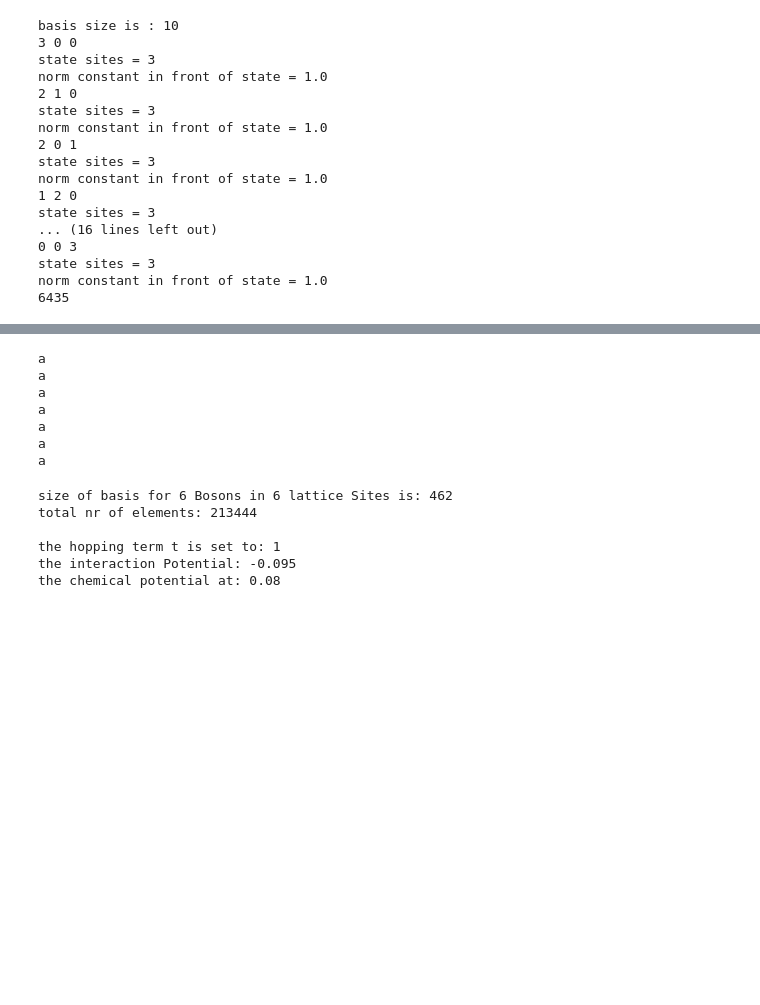
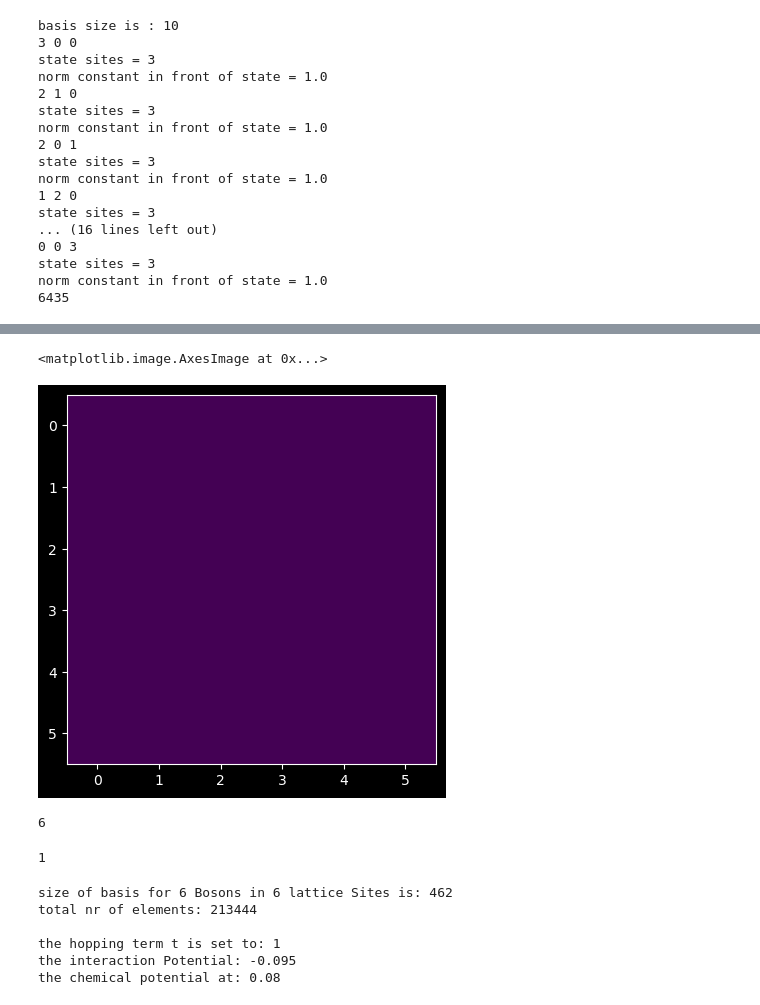
Before and after one commit to dcthecook/Many_Body_Theory, a Jupyter notebook: Hubbard_Model.ipynb, the cells around one changed output, grey strips where cells are left out. Saved outputs shown, nothing was run; the diff lists cells and outputs as text; code cells hidden in the pictures; blank space fills up the shorter version.

```diff
--- a/Hubbard_Model.ipynb
+++ b/Hubbard_Model.ipynb
@@ -499,14 +542,46 @@ not 1
-# %%
-for i in range(7):
-    print("a")
-# %% [output]
-a
-a
-a
-a
-a
-a
-a
+# %%
+hamm = fermi_hubbard(2, 4, 1)
+# %%
+plt.imshow(hamm)
+# %% [output]
+<matplotlib.image.AxesImage at 0x...>
+[figure, added]
+# %%
+
+# Example usage
+cdef fstate test
+test.state = 18
+test.size = 8
+test.norm_const = 1.
+cdef fstate test1 = apply_fcreator_nospin(test, 5)
+cdef fstate test2 = flip(test, 3)
+print(format(test1.state, '08b'), f"norm const = {test1.norm_const}")
+
+
+
+cdef int count_site = 4
+cdef int flip_pos = 3
+
+print("\nthe test state in 32 bit: ",format(test.state, '032b'))
+print("\nthe test state in correct fermion size:", format(test.state, '08b'))
+
+print("\nnumber of ones before ",count_site,"'th site:",count_ones(test2, count_site))
+
+
+cdef unsigned int* basis = get_basis(2, 4)
+
+for i in range(6):
+    print(format(basis[i], '04b'))
+
+free(basis)
+basis = NULL
+comb(4, 2)
+# %% [output]
+6
+# %%
+9%8
+# %% [output]
+1
 # %%
 #####################
 #####################
```
Also changed, not shown: parts of 3 cells of this notebook.
